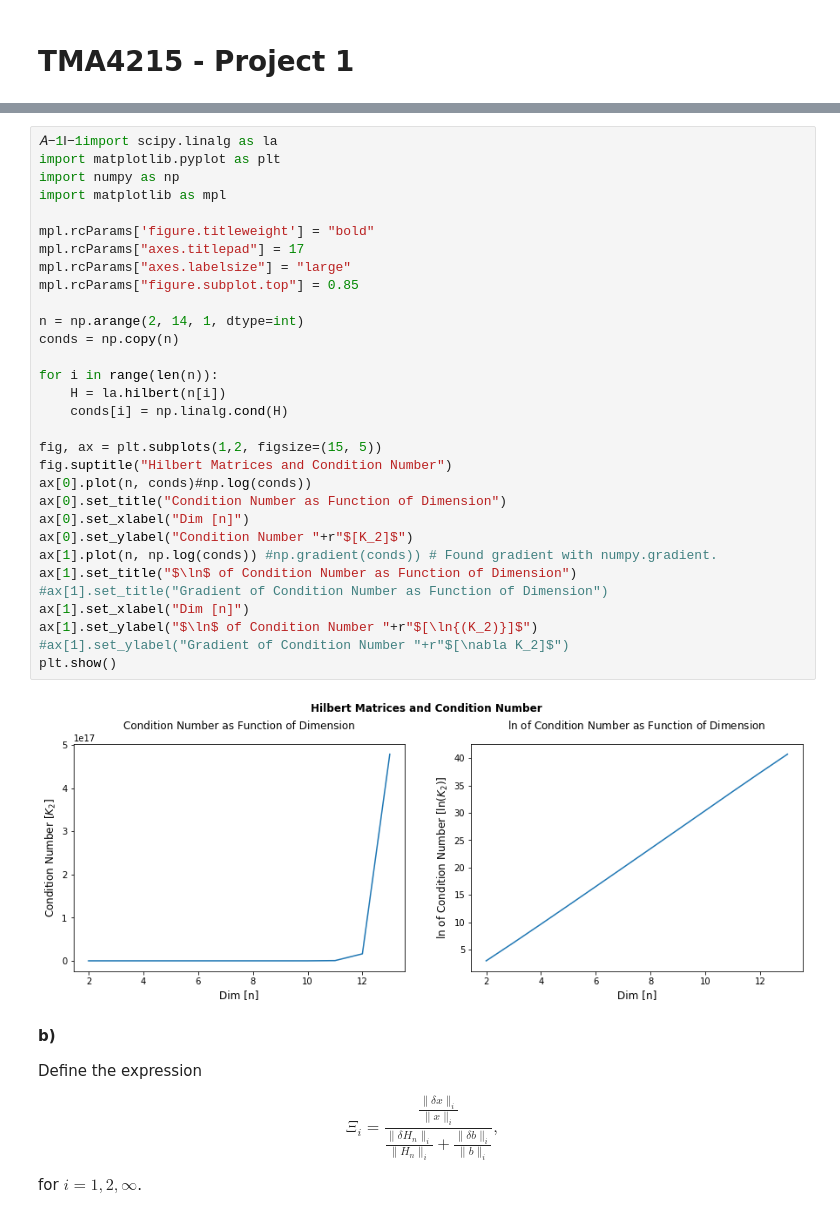
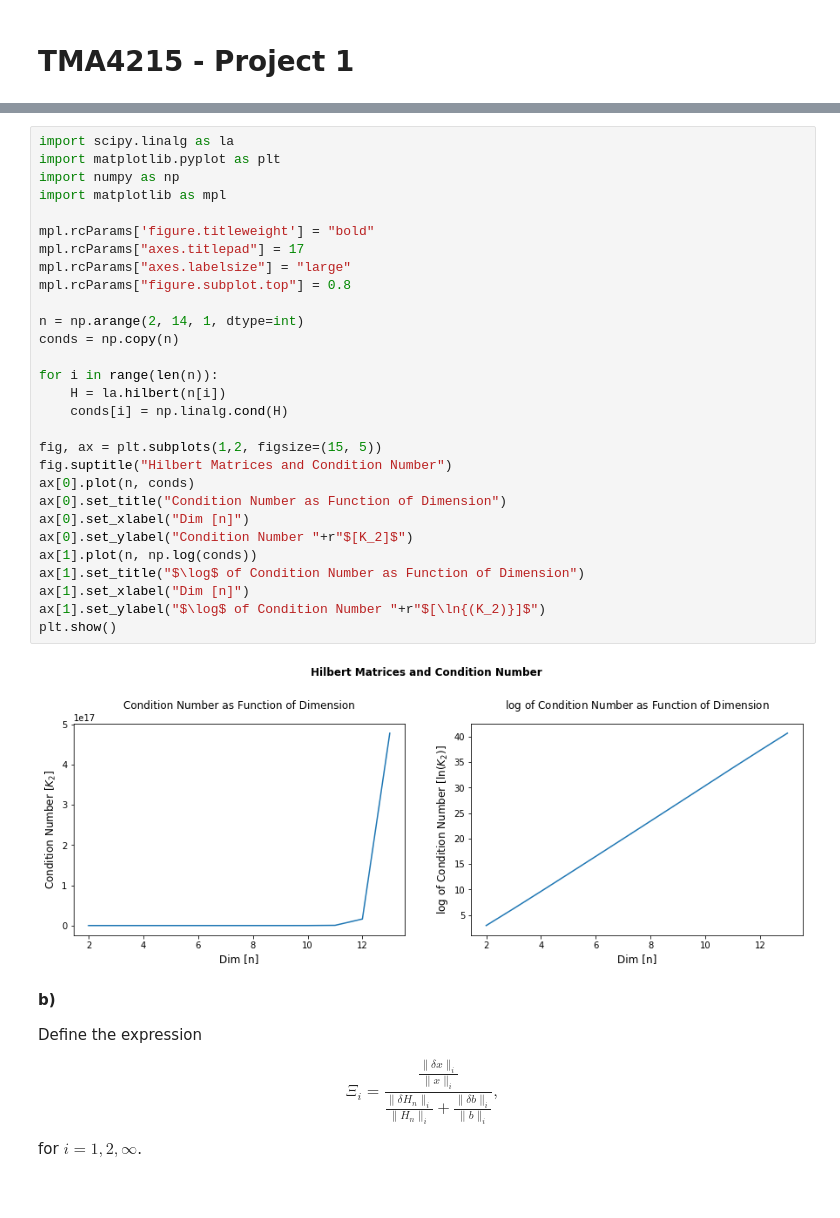
Before and after one commit to alexaoh/nummat, a Jupyter notebook: Project 1_My_Solution.ipynb, the cells around one changed output, grey strips where cells are left out. Cells and saved outputs as stored; diff of their text form.

```diff
--- a/Project 1_My_Solution.ipynb
+++ b/Project 1_My_Solution.ipynb
@@ -248,38 +259,36 @@ One way of generating random arrays (matrices and vectors) is to use numpy.rando
 
 **a)**
 # %%
-𝐴−1‖−1import scipy.linalg as la
+import scipy.linalg as la
 import matplotlib.pyplot as plt
 import numpy as np
 import matplotlib as mpl
 
 mpl.rcParams['figure.titleweight'] = "bold"
 mpl.rcParams["axes.titlepad"] = 17
 mpl.rcParams["axes.labelsize"] = "large"
-mpl.rcParams["figure.subplot.top"] = 0.85
+mpl.rcParams["figure.subplot.top"] = 0.8
 
 n = np.arange(2, 14, 1, dtype=int)
 conds = np.copy(n)
 
 for i in range(len(n)):
     H = la.hilbert(n[i])
     conds[i] = np.linalg.cond(H)
 
 fig, ax = plt.subplots(1,2, figsize=(15, 5))
 fig.suptitle("Hilbert Matrices and Condition Number")
-ax[0].plot(n, conds)#np.log(conds))
+ax[0].plot(n, conds)
 ax[0].set_title("Condition Number as Function of Dimension")
 ax[0].set_xlabel("Dim [n]")
 ax[0].set_ylabel("Condition Number "+r"$[K_2]$")
-ax[1].plot(n, np.log(conds)) #np.gradient(conds)) # Found gradient with numpy.gradient.
-ax[1].set_title("$\ln$ of Condition Number as Function of Dimension")
-#ax[1].set_title("Gradient of Condition Number as Function of Dimension")
+ax[1].plot(n, np.log(conds))
+ax[1].set_title("$\log$ of Condition Number as Function of Dimension")
 ax[1].set_xlabel("Dim [n]")
-ax[1].set_ylabel("$\ln$ of Condition Number "+r"$[\ln{(K_2)}]$")
-#ax[1].set_ylabel("Gradient of Condition Number "+r"$[\nabla K_2]$")
+ax[1].set_ylabel("$\log$ of Condition Number "+r"$[\ln{(K_2)}]$")
 plt.show()
 # %% [output]
-[figure, old version]
+[figure, new version]
 # %% [markdown]
 **b)**
 
```
Also changed, not shown: parts of 3 cells of this notebook.
